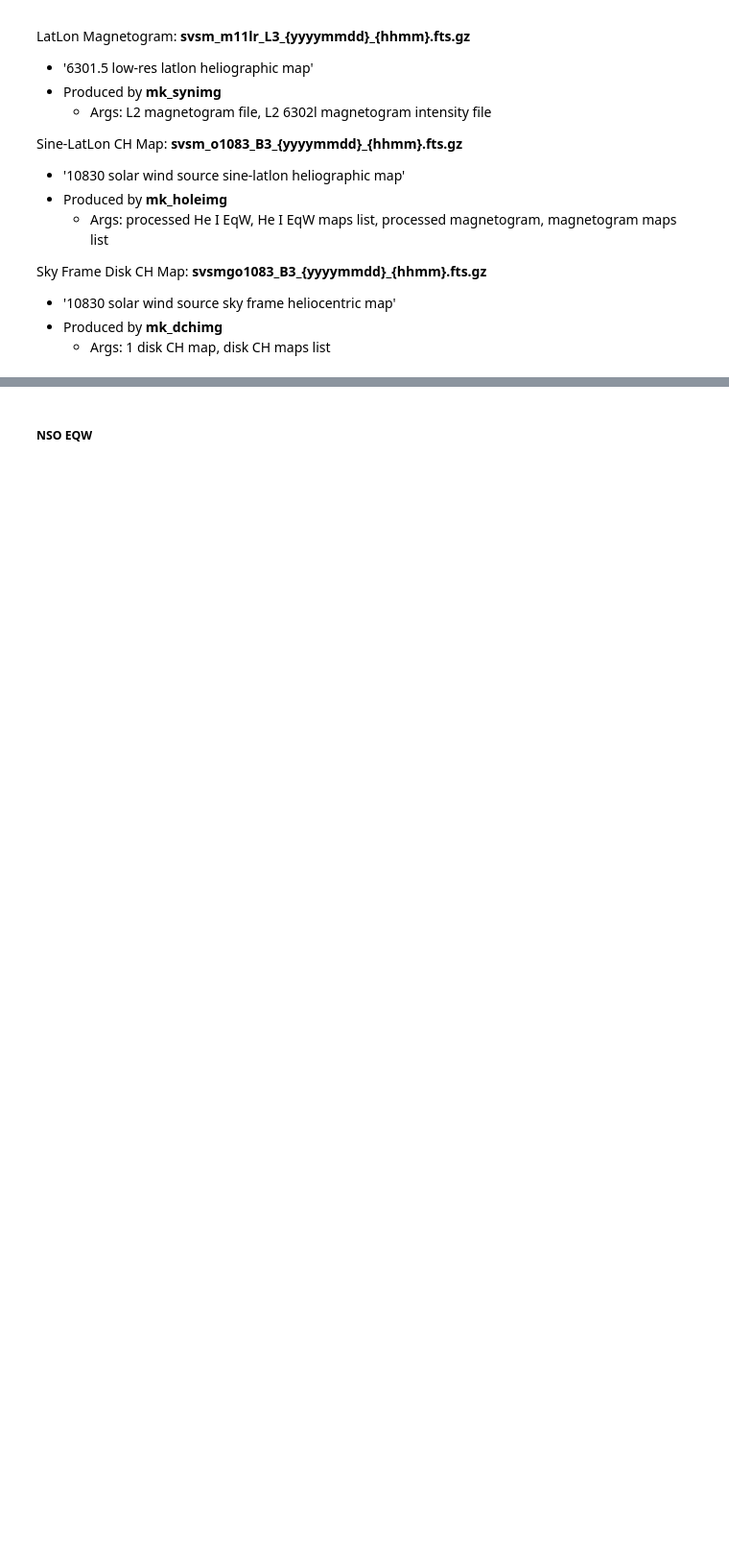
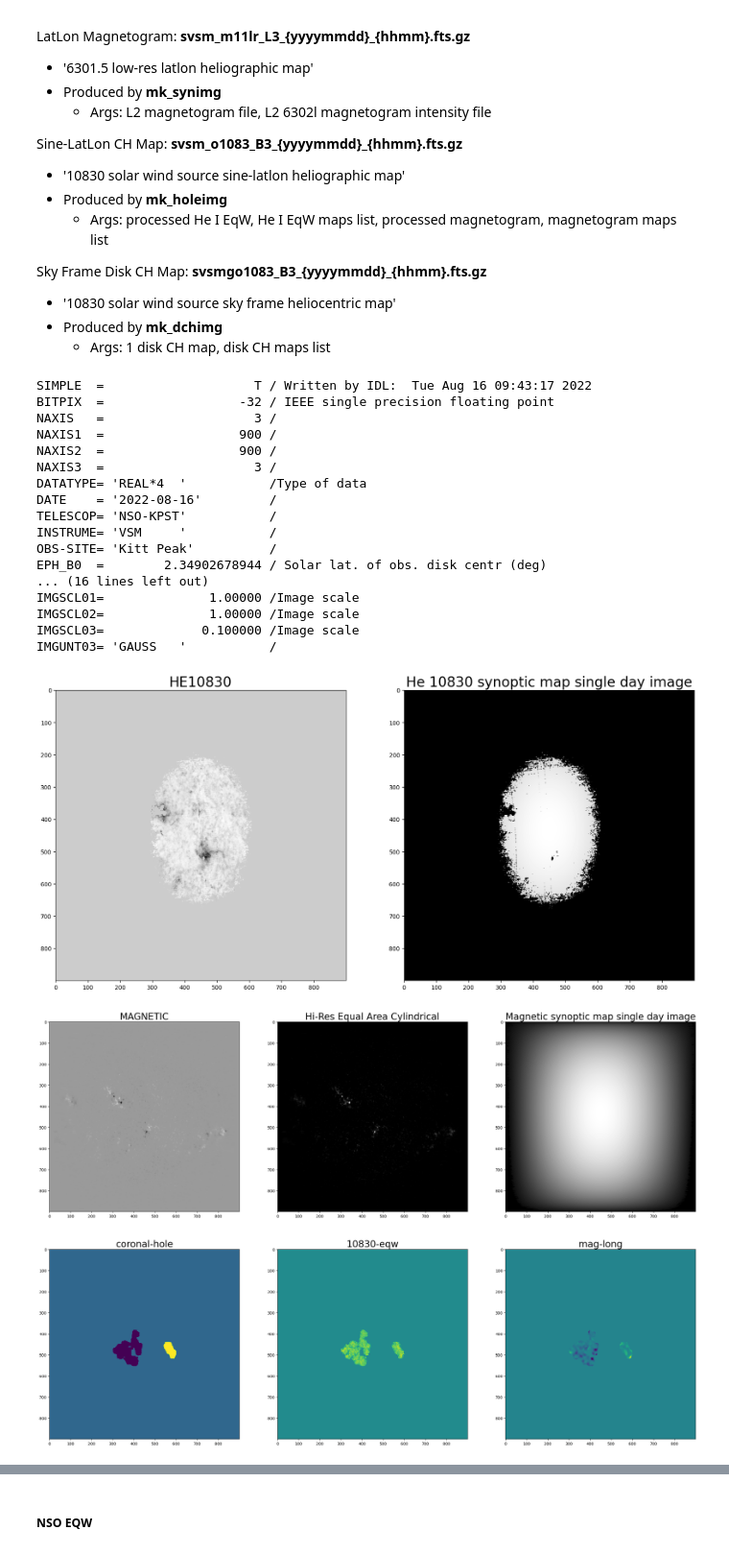
Before and after one commit to jalanderos/STRIDE-CH, a Jupyter notebook: He I CH Comparison.ipynb, the cells around one changed output, grey strips where cells are left out. Shown at 96% size. Cells and saved outputs as stored; diff of their text form; code cells hidden in the pictures; blank space fills up the shorter version.

```diff
--- a/He I CH Comparison.ipynb
+++ b/He I CH Comparison.ipynb
@@ -358,37 +393,58 @@ Sky Frame Disk CH Map: **svsmgo1083_B3_{yyyymmdd}_{hhmm}.fts.gz**
 # %%
 # he_eqw_fits_path = NSO_SINGLE_DIR + 'svsm_e31hr_B3_20140606_1746.fts'
 he_eqw_fits_path = NSO_SINGLE_DIR + 'svsm_e31hr_B3_20140626_1419.fts'
-he_eqw_fits_path = NSO_SINGLE_DIR + 'svsm_e31lr_L3_20140626_1419.fts'
+# he_eqw_fits_path = NSO_SINGLE_DIR + 'svsm_e31lr_L3_20140626_1419.fts'
 
 # mag_fits_path = NSO_SINGLE_DIR + 'svsm_m11hr_B3_20140606_1605.fts'
 mag_fits_path = NSO_SINGLE_DIR + 'svsm_m11hr_B3_20140626_1444.fts'
 
 # E: Empty file
 # E ch_fits_map = NSO_SINGLE_DIR + 'svsm_o1083_B3_20140601_1836.fts'
 # E ch_fits_map = NSO_SINGLE_DIR + 'svsm_o1083_B3_20140603_1704.fts'
 # E ch_fits_map = NSO_SINGLE_DIR + 'svsm_o1083_B3_20140606_1755.fts'
 # E ch_fits_map = NSO_SINGLE_DIR + 'svsm_o1083_B3_20140612_1438.fts'
 # E ch_fits_map = NSO_SINGLE_DIR + 'svsm_o1083_B3_20140620_1711.fts'
 ch_fits_map = NSO_SINGLE_DIR + 'svsm_o1083_B3_20140626_1428.fts'
 
 # E sky_ch_fits_path = NSO_SINGLE_DIR + 'svsmgo1083_B3_20140606_1755.fts'
 sky_ch_fits_path = NSO_SINGLE_DIR + 'svsmgo1083_B3_20140626_1428.fts'
 
 plot_detection.plot_raw_fits_content(
     he_eqw_fits_path, header_list=['IMTYPE', 'COMMENT2'],
     cmaps=[plt.cm.gray, plt.cm.gray],
-    print_header=True
+    # print_header=True
 )
 plot_detection.plot_raw_fits_content(
     mag_fits_path, header_list=['IMTYPE', 'COMMENT1', 'COMMENT2'],
     cmaps=[plt.cm.gray, plt.cm.gray, plt.cm.gray],
     # print_header=True
 )
 plot_detection.plot_raw_fits_content(
     ch_fits_map, header_list=['IMGTYP01', 'IMGTYP02', 'IMGTYP03'],
-    # print_header=True
+    print_header=True
 )
 im_list = plot_detection.plot_raw_fits_content(
     sky_ch_fits_path, header_list=['COMMENT2'],
     # print_header=True
 )
+# %% [output]
+SIMPLE  =                    T / Written by IDL:  Tue Aug 16 09:43:17 2022
+BITPIX  =                  -32 / IEEE single precision floating point
+NAXIS   =                    3 /
+NAXIS1  =                  900 /
+NAXIS2  =                  900 /
+NAXIS3  =                    3 /
+DATATYPE= 'REAL*4  '           /Type of data
+DATE    = '2022-08-16'         /
+TELESCOP= 'NSO-KPST'           /
+INSTRUME= 'VSM     '           /
+OBS-SITE= 'Kitt Peak'          /
+EPH_B0  =        2.34902678944 / Solar lat. of obs. disk centr (deg)
+... (16 lines left out)
+IMGSCL01=              1.00000 /Image scale
+IMGSCL02=              1.00000 /Image scale
+IMGSCL03=             0.100000 /Image scale
+IMGUNT03= 'GAUSS   '           /
+[figure, added]
+[figure, added]
+[figure, added]
```
Also changed, not shown: parts of 42 cells of this notebook, 5 other files.
